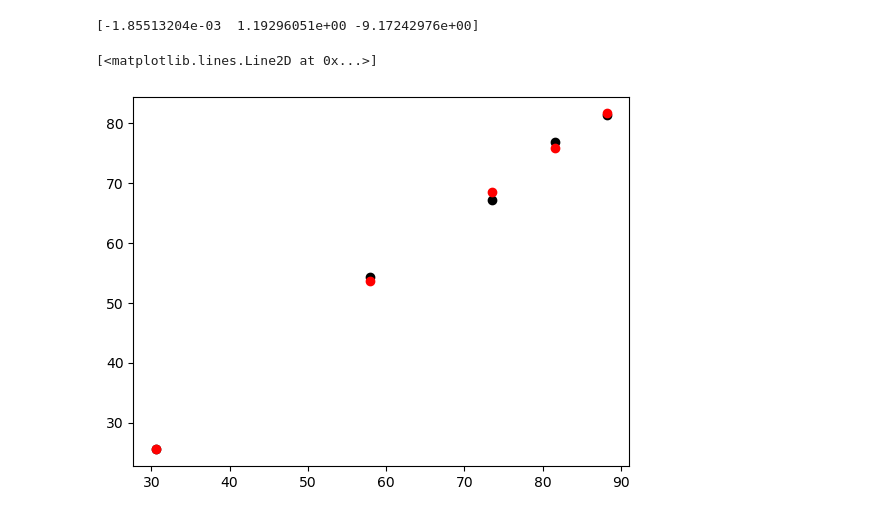
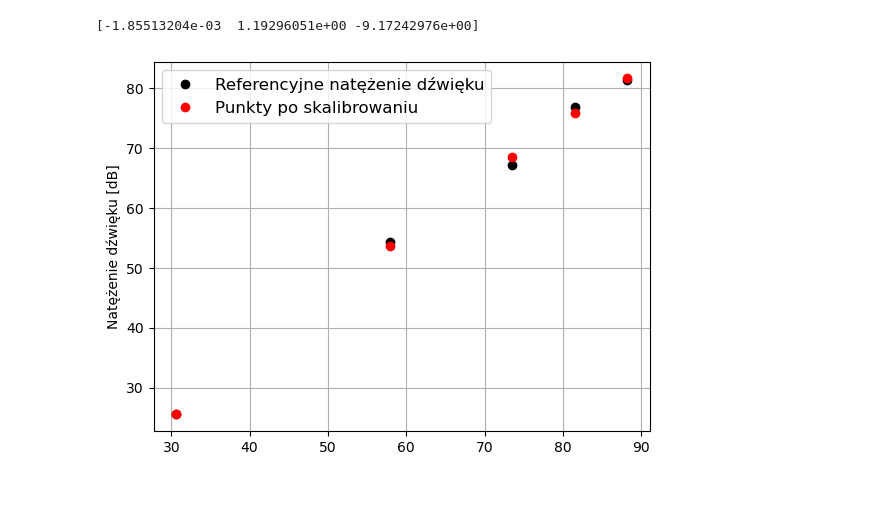
Before and after one commit to szczun/studia, a Jupyter notebook: Fizyka_środowiska/Projekt/main.ipynb, the cells around one changed output. Drawn from its saved outputs; the diff is of its cells as text; code cells hidden in the pictures.

```diff
--- a/Fizyka_środowiska/Projekt/main.ipynb
+++ b/Fizyka_środowiska/Projekt/main.ipynb
@@ -41,11 +25,13 @@ def calibration_curve(intensity, a, b, c):
 # %%
 popt, _ = curve_fit(calibration_curve, xdata = my_inten, ydata = ref_inten, p0=[0.1, 0.5, 1])
 print(popt)
-plt.plot(my_inten, ref_inten, marker = 'o', linestyle = '', color = 'black')
-plt.plot(my_inten, calibration_curve(my_inten, popt[0], popt[1], popt[2]), marker = 'o', linestyle = '', color = 'red')
+plt.plot(my_inten, ref_inten, marker = 'o', linestyle = '', color = 'black', label = "Referencyjne natężenie dźwięku")
+plt.plot(my_inten, calibration_curve(my_inten, popt[0], popt[1], popt[2]), marker = 'o', linestyle = '', color = 'red', label = "Punkty po skalibrowaniu")
+plt.ylabel("Natężenie dźwięku [dB]")
+plt.legend(fontsize = 12)
+plt.grid()
 # %% [output]
 [-1.85513204e-03  1.19296051e+00 -9.17242976e+00]
-[<matplotlib.lines.Line2D at 0x...>]
-[figure, old version]
+[figure, new version]
 # %%
 filteredData['natezenie'] = calibration_curve(filteredData['natezenie'], popt[0], popt[1], popt[2])
```
Also changed, not shown: parts of 7 cells of this notebook, 31 other files.
